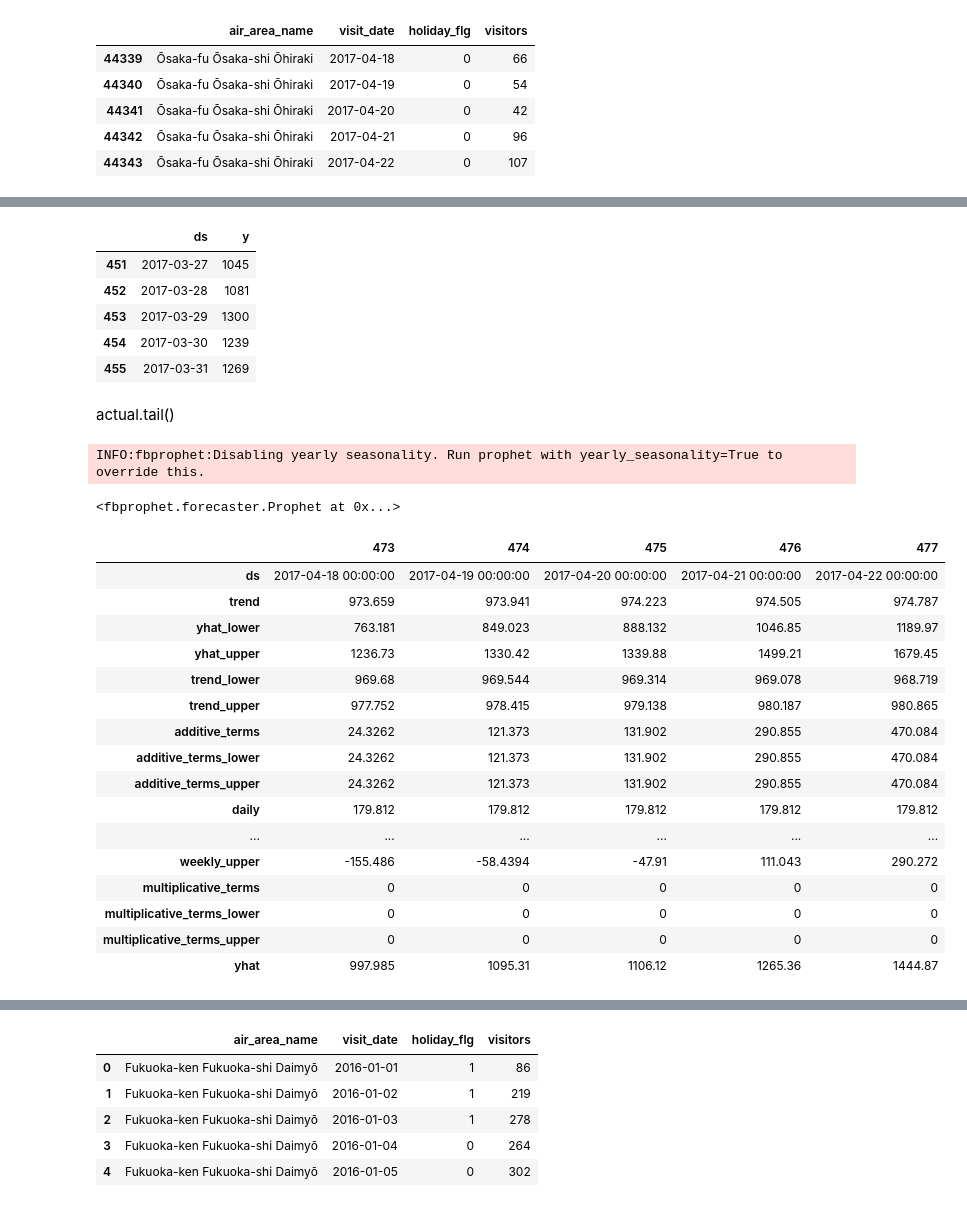
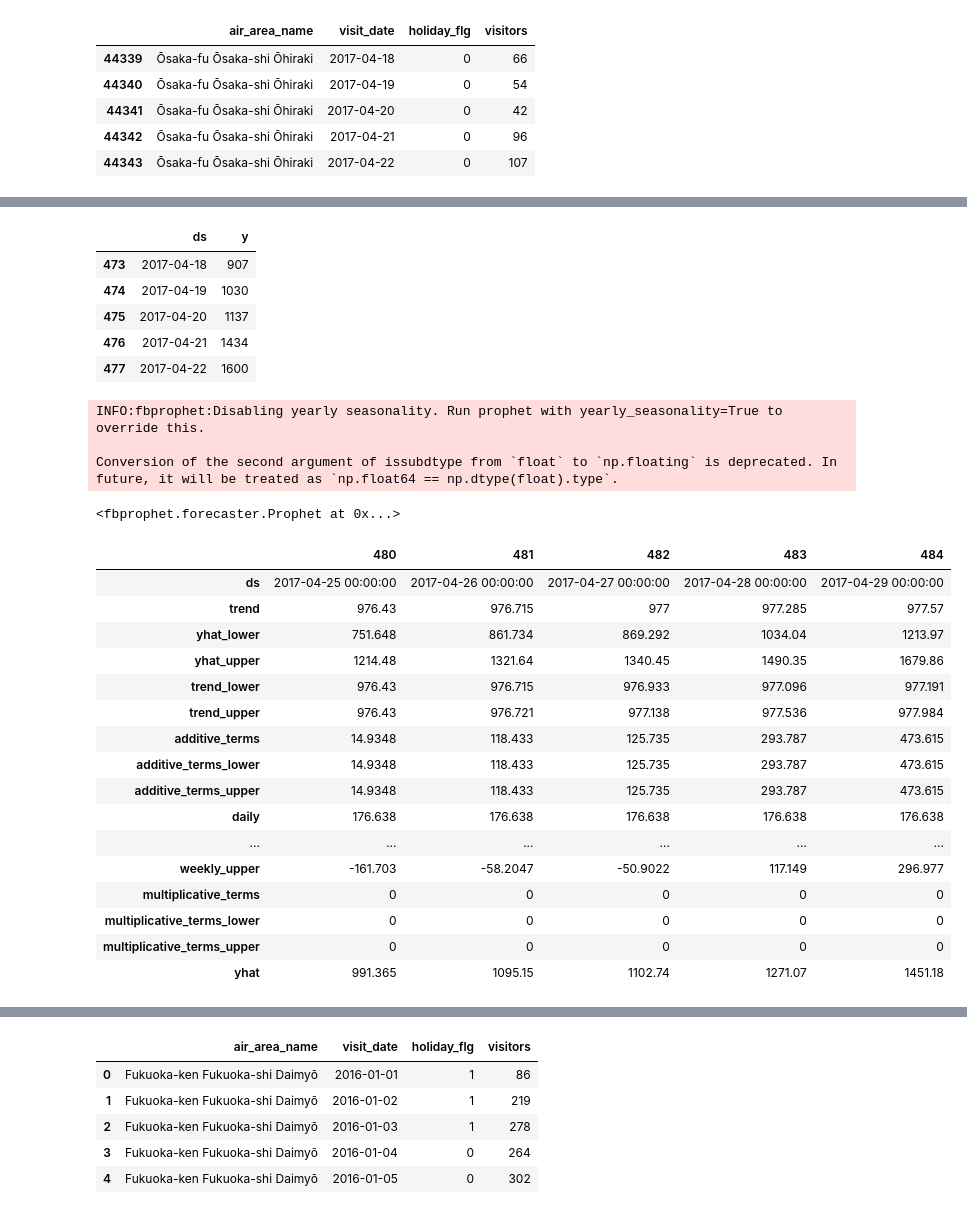
Before and after one commit to Gan001/dataviz-final-project, a Jupyter notebook: fbprophet.ipynb, the cells around one changed output, grey strips where cells are left out. Saved outputs shown, nothing was run; the diff lists cells and outputs as text; code cells hidden in the pictures.

```diff
--- a/fbprophet.ipynb
+++ b/fbprophet.ipynb
@@ -133,12 +113,16 @@ y_predict = []
 
 for index, row in final.iterrows():
     if row['air_area_name'] == first:
-            if row['visit_date'] < '2017-04-01':
-                ds.append(row['visit_date'])
-                y.append(row['visitors'])
-            elif row['visit_date'] >= '2017-04-01':
-                ds_predict.append(row['visit_date'])
-                y_predict.append(row['visitors'])
+        ds.append(row['visit_date'])
+        y.append(row['visitors'])
+
+
+#             if row['visit_date'] < '2017-04-01':
+#                 ds.append(row['visit_date'])
+#                 y.append(row['visitors'])
+#             elif row['visit_date'] >= '2017-04-01':
+#                 ds_predict.append(row['visit_date'])
+#                 y_predict.append(row['visitors'])
 # %%
 Fukuoka = ({
     "ds": ds,
@@ -155,10 +139,8 @@ actual =pd.DataFrame.from_dict(Fukuoka_actual)
 df.tail()
 # %% [output]
 |  | ds | y |
-| 451 | 2017-03-27 | 1045 |
-| 452 | 2017-03-28 | 1081 |
-| 453 | 2017-03-29 | 1300 |
-| 454 | 2017-03-30 | 1239 |
-| 455 | 2017-03-31 | 1269 |
+| 473 | 2017-04-18 | 907 |
+| 474 | 2017-04-19 | 1030 |
+| 475 | 2017-04-20 | 1137 |
+| 476 | 2017-04-21 | 1434 |
+| 477 | 2017-04-22 | 1600 |
-# %% [markdown]
-actual.tail()
@@ -167,29 +151,31 @@ m1 = Prophet(daily_seasonality=True)
 m1.fit(df)
 # %% [output]
 INFO:fbprophet:Disabling yearly seasonality. Run prophet with yearly_seasonality=True to override this.
+
+Conversion of the second argument of issubdtype from `float` to `np.floating` is deprecated. In future, it will be treated as `np.float64 == np.dtype(float).type`.
 <fbprophet.forecaster.Prophet at 0x...>
 # %%
-future1 = m1.make_future_dataframe(periods=22)
+future1 = m1.make_future_dataframe(periods=7)
 forecast1 = m1.predict(future1)
 forecast1.tail().T
 # %% [output]
-|  | 473 | 474 | 475 | 476 | 477 |
-| ds | 2017-04-18 00:00:00 | 2017-04-19 00:00:00 | 2017-04-20 00:00:00 | 2017-04-21 00:00:00 | 2017-04-22 00:00:00 |
-| trend | 973.659 | 973.941 | 974.223 | 974.505 | 974.787 |
-| yhat_lower | 763.181 | 849.023 | 888.132 | 1046.85 | 1189.97 |
-| yhat_upper | 1236.73 | 1330.42 | 1339.88 | 1499.21 | 1679.45 |
-| trend_lower | 969.68 | 969.544 | 969.314 | 969.078 | 968.719 |
-| trend_upper | 977.752 | 978.415 | 979.138 | 980.187 | 980.865 |
-| additive_terms | 24.3262 | 121.373 | 131.902 | 290.855 | 470.084 |
-| additive_terms_lower | 24.3262 | 121.373 | 131.902 | 290.855 | 470.084 |
-| additive_terms_upper | 24.3262 | 121.373 | 131.902 | 290.855 | 470.084 |
-| daily | 179.812 | 179.812 | 179.812 | 179.812 | 179.812 |
+|  | 480 | 481 | 482 | 483 | 484 |
+| ds | 2017-04-25 00:00:00 | 2017-04-26 00:00:00 | 2017-04-27 00:00:00 | 2017-04-28 00:00:00 | 2017-04-29 00:00:00 |
+| trend | 976.43 | 976.715 | 977 | 977.285 | 977.57 |
+| yhat_lower | 751.648 | 861.734 | 869.292 | 1034.04 | 1213.97 |
+| yhat_upper | 1214.48 | 1321.64 | 1340.45 | 1490.35 | 1679.86 |
+| trend_lower | 976.43 | 976.715 | 976.933 | 977.096 | 977.191 |
+| trend_upper | 976.43 | 976.721 | 977.138 | 977.536 | 977.984 |
+| additive_terms | 14.9348 | 118.433 | 125.735 | 293.787 | 473.615 |
+| additive_terms_lower | 14.9348 | 118.433 | 125.735 | 293.787 | 473.615 |
+| additive_terms_upper | 14.9348 | 118.433 | 125.735 | 293.787 | 473.615 |
+| daily | 176.638 | 176.638 | 176.638 | 176.638 | 176.638 |
 | ... | ... | ... | ... | ... | ... |
-| weekly_upper | -155.486 | -58.4394 | -47.91 | 111.043 | 290.272 |
+| weekly_upper | -161.703 | -58.2047 | -50.9022 | 117.149 | 296.977 |
 | multiplicative_terms | 0 | 0 | 0 | 0 | 0 |
 | multiplicative_terms_lower | 0 | 0 | 0 | 0 | 0 |
 | multiplicative_terms_upper | 0 | 0 | 0 | 0 | 0 |
-| yhat | 997.985 | 1095.31 | 1106.12 | 1265.36 | 1444.87 |
+| yhat | 991.365 | 1095.15 | 1102.74 | 1271.07 | 1451.18 |
 # %%
 forecast =forecast1[['ds', 'yhat', 'yhat_lower', 'yhat_upper']].tail(22)
 # %%
```
Also changed, not shown: parts of 18 cells of this notebook, 8 other files.
